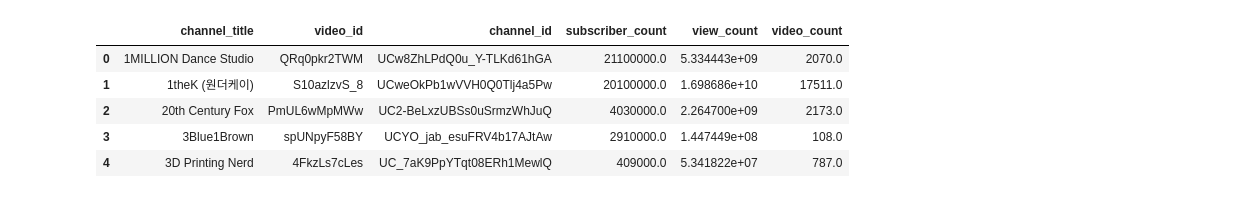
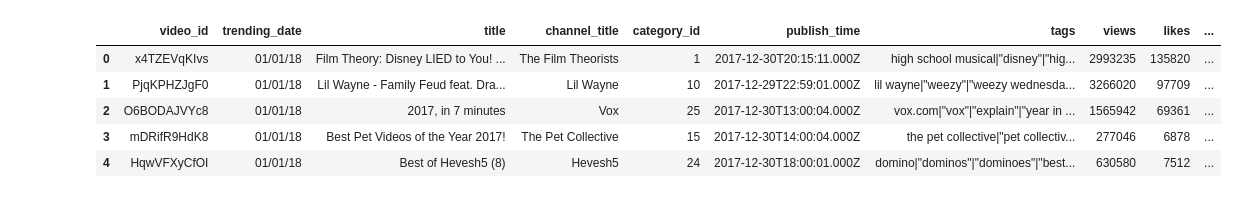
Before and after one commit to hannah8075/youtube-analysis, a Jupyter notebook: vidcount_vs_viewcount.ipynb, the cells around one changed output. Drawn from its saved outputs; the diff is of its cells as text; code cells hidden in the pictures.

```diff
--- a/vidcount_vs_viewcount.ipynb
+++ b/vidcount_vs_viewcount.ipynb
@@ -11,10 +11,12 @@ from matplotlib.pyplot import figure
 # %%
 upload = pd.read_csv("output/videos_data.csv")
 upload.head()
+update = pd.read_csv("output/youtube2018.csv")
+update.head()
 # %% [output]
-|  | channel_title | video_id | channel_id | subscriber_count | view_count | video_count |
-| 0 | 1MILLION Dance Studio | QRq0pkr2TWM | UCw8ZhLPdQ0u_Y-TLKd61hGA | 21100000.0 | 5.334443e+09 | 2070.0 |
-| 1 | 1theK (원더케이) | S10azlzvS_8 | UCweOkPb1wVVH0Q0Tlj4a5Pw | 20100000.0 | 1.698686e+10 | 17511.0 |
-| 2 | 20th Century Fox | PmUL6wMpMWw | UC2-BeLxzUBSs0uSrmzWhJuQ | 4030000.0 | 2.264700e+09 | 2173.0 |
-| 3 | 3Blue1Brown | spUNpyF58BY | UCYO_jab_esuFRV4b17AJtAw | 2910000.0 | 1.447449e+08 | 108.0 |
-| 4 | 3D Printing Nerd | 4FkzLs7cLes | UC_7aK9PpYTqt08ERh1MewlQ | 409000.0 | 5.341822e+07 | 787.0 |
+|  | video_id | trending_date | title | channel_title | category_id | publish_time | tags | views | likes | ... |
+| 0 | x4TZEVqKIvs | 01/01/18 | Film Theory: Disney LIED to You! ... | The Film Theorists | 1 | 2017-12-30T20:15:11.000Z | high school musical|"disney"|"hig... | 2993235 | 135820 | ... |
+| 1 | PjqKPHZJgF0 | 01/01/18 | Lil Wayne - Family Feud feat. Dra... | Lil Wayne | 10 | 2017-12-29T22:59:01.000Z | lil wayne|"weezy"|"weezy wednesda... | 3266020 | 97709 | ... |
+| 2 | O6BODAJVYc8 | 01/01/18 | 2017, in 7 minutes | Vox | 25 | 2017-12-30T13:00:04.000Z | vox.com|"vox"|"explain"|"year in ... | 1565942 | 69361 | ... |
+| 3 | mDRifR9HdK8 | 01/01/18 | Best Pet Videos of the Year 2017! | The Pet Collective | 15 | 2017-12-30T14:00:04.000Z | the pet collective|"pet collectiv... | 277046 | 6878 | ... |
+| 4 | HqwVFXyCfOI | 01/01/18 | Best of Hevesh5 (8) | Hevesh5 | 24 | 2017-12-30T18:00:01.000Z | domino|"dominos"|"dominoes"|"best... | 630580 | 7512 | ... |
```
Also changed, not shown: parts of 5 cells of this notebook.
